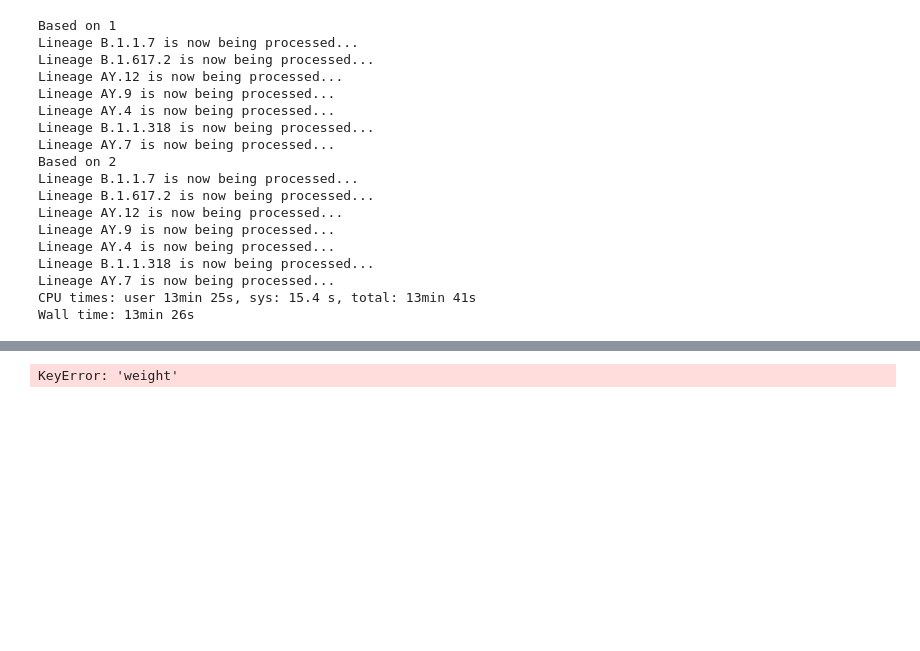
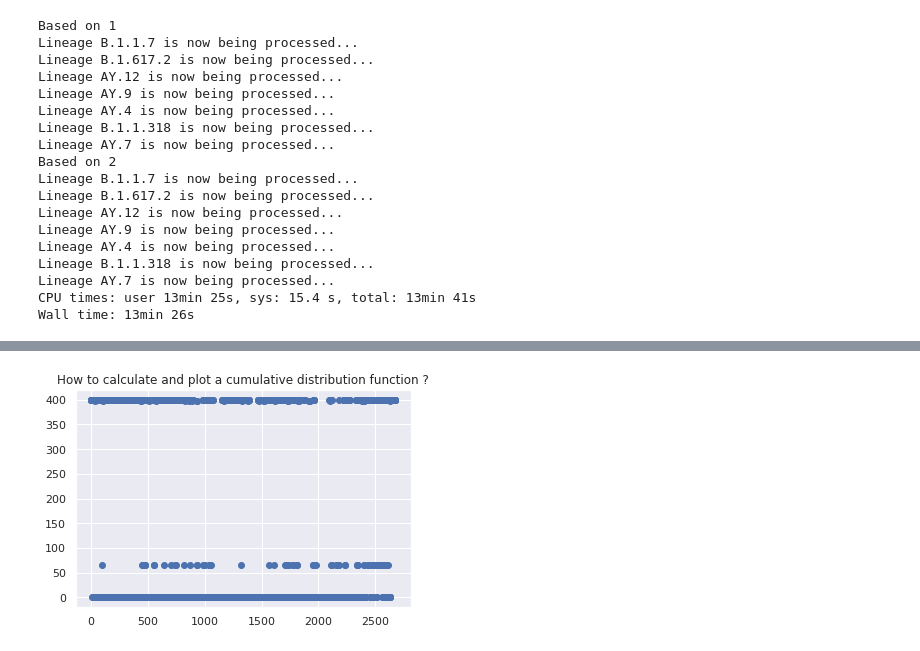
Before and after one commit to BiodataAnalysisGroup/BEEMUS, a Jupyter notebook: graph-analysis.ipynb, the cells around one changed output, grey strips where cells are left out. Cells and saved outputs as stored; diff of their text form; code cells hidden in the pictures; blank space fills up the shorter version.

Commit message:
Graph analysis of all lineages is working.

```diff
--- a/graph-analysis.ipynb
+++ b/graph-analysis.ipynb
@@ -305,43 +300,3 @@ for i in nodes.index:
         #         print(d)
         #         break
         #     break
-# %%
-# threshold = 0.95
-edges = []
-
-for bo in based_on:
-    fo = str(based_on[~based_on.index(bo)])
-    bo = str(bo)
-    for i in nodes.index:
-
-        clust_1 = nodes.loc[i, 'cluster_1']
-        clust_2 = nodes.loc[i, 'cluster_2']
-
-        pos_i = nodes.loc[i, 'based_on_' + bo + '_pos']
-    #         print(clust_1, clust_2)
-
-        same_clusters = nodes.loc[(nodes['cluster_' + bo] == nodes.loc[i, 'cluster_' + bo]) & \
-                                  (nodes['cluster_' + fo] != nodes.loc[i, 'cluster_' + fo]), :]
-
-        if not same_clusters.empty:
-    #             print(same_clusters[['cluster_1', 'cluster_2']])
-            for j in same_clusters.index:
-                d = {}
-                for l , snp_i in enumerate (nodes.loc[i, 'snps_on_'+ bo]):
-                    if snp_i[0] == 0:
-                        j_snps = same_clusters.loc[j, 'snps_on_'+ bo]
-                        pos_j = same_clusters.loc[j, 'based_on_' + bo + '_pos']
-
-                        for k, snp_j in enumerate(j_snps):
-                            if (snp_j[0] > 0) and (pos_j[k] == pos_i[l]):
-    #                                 print('on {bo} empty pos {pos_i} of clust {i} -> {pos_j} of clust {j}'.format(bo = bo, pos_i = pos_i[l], pos_j = pos_j[k], i = i, j = j))
-                                d[pos_i[l]] = (snp_i, snp_j)
-            if d:
-                title = pd.DataFrame.from_dict(d, orient = 'index', columns = ['from', 'to']) \
-                            .reset_index() \
-                            .rename(columns = {'index':'position'}) \
-                            .to_html(index = False)
-                edges.append((i, j, {'color' : 'blue' if bo == "1" else 'red',
-                                     'arrows' : 'to',
-                                     'data' : d,
-                                     'title' : title}))
@@ -431,33 +303,33 @@ ValueError: invalid literal for int() with base 10: 'B.1.1.7'
 # %%
 from scipy.stats import norm
 Q = 400
 cols = {
     'from' : [],
     'to' : [],
     'weight' : []
 }
 for edge in edges:
     cols['from'].append(edge[0])
     cols['to'].append(edge[1])
-    cols['weight'].append(edge[2]['weight'])
+    cols['weight'].append(edge[2]['value'])
 
 x = cols['weight']
 _std = statistics.pstdev(cols['weight'])
 _mean = statistics.mean(cols['weight'])
 _min = min(cols['weight'])
 _max = max(cols['weight'])
 # cols['weight'] = [((w - _min) / (_max - _min)) * Q  for w in cols['weight']]
 cols['weight'] = [(w - _mean) / _std for w in cols['weight']]
 cols['weight'] = norm.cdf(cols['weight'], loc=0, scale=0.04) * Q
 pd.DataFrame.from_dict(cols).to_csv('data/fully-connected-graph.csv', header = False, index = False, sep = " ")
 x = cols['weight']
 plt.scatter(range(len(x)), x)
 
 plt.title('How to calculate and plot a cumulative distribution function ?')
 
 plt.show()
 # %% [output]
-KeyError: 'weight'
+[figure, added]
 # %%
 !mcl data/fully-connected-graph.csv --abc -I 30 -scheme 7 -o data/fully-connected-graph-clusters.out
 # !mcxload -abc data/fully-connected-graph.csv --stream-mirror -write-tab data.tab -o data/fully-connected-graph.mci
```
Also changed, not shown: parts of 16 cells of this notebook, 1 other file.
